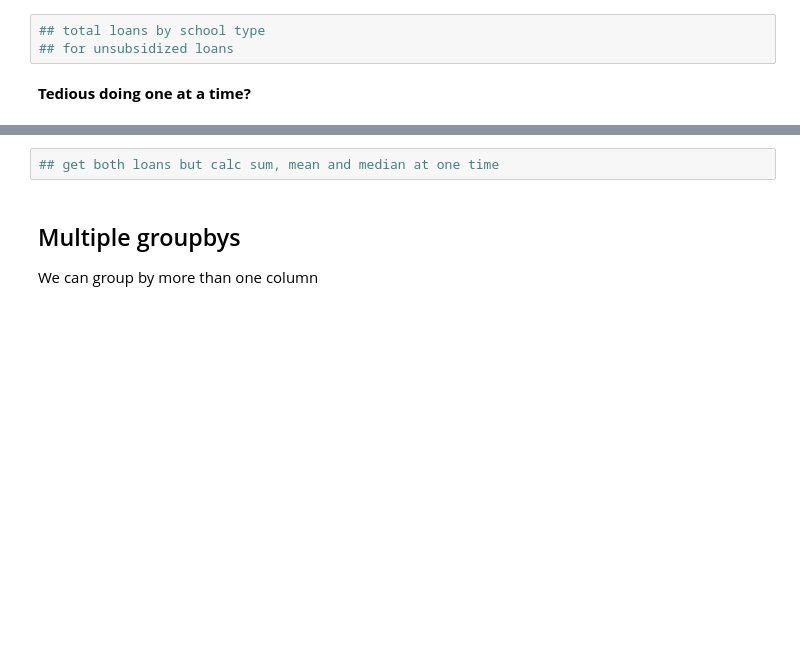
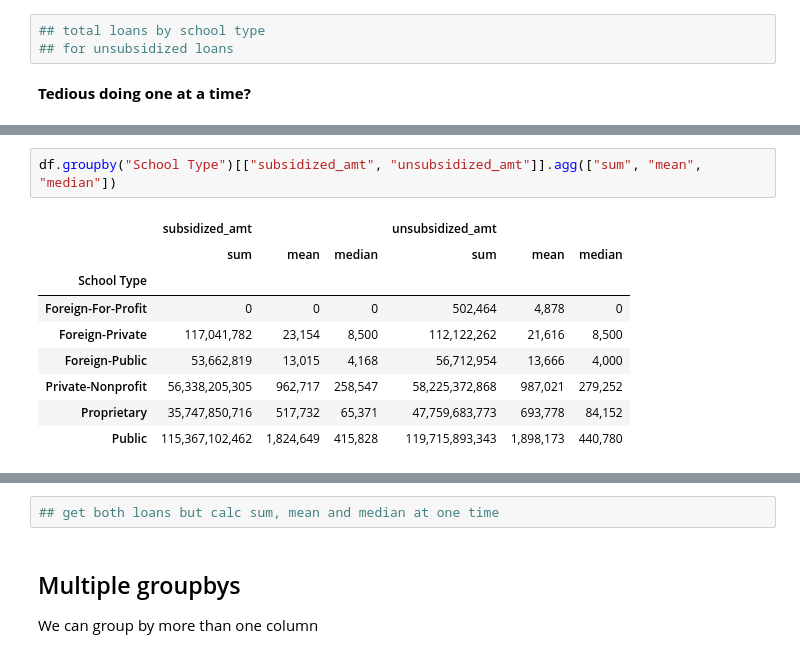
Before and after one commit to lauraplive/wk-9-agg, a Jupyter notebook: wk9-agg-disagg-BLANK.ipynb, the cells around one changed output, grey strips where cells are left out. Cells and saved outputs as stored; diff of their text form; blank space fills up the shorter version.

```diff
--- a/wk9-agg-disagg-BLANK.ipynb
+++ b/wk9-agg-disagg-BLANK.ipynb
@@ -335,0 +443,12 @@ How much did each type of school receive in loans for their students?
+# %%
+df.groupby("School Type")[["subsidized_amt", "unsubsidized_amt"]].agg(["sum", "mean", "median"])
+# %% [output]
+|  | subsidized_amt |  |  | unsubsidized_amt |  |  |
+|  | sum | mean | median | sum | mean | median |
+| School Type |  |  |  |  |  |  |
+| Foreign-For-Profit | 0 | 0 | 0 | 502,464 | 4,878 | 0 |
+| Foreign-Private | 117,041,782 | 23,154 | 8,500 | 112,122,262 | 21,616 | 8,500 |
+| Foreign-Public | 53,662,819 | 13,015 | 4,168 | 56,712,954 | 13,666 | 4,000 |
+| Private-Nonprofit | 56,338,205,305 | 962,717 | 258,547 | 58,225,372,868 | 987,021 | 279,252 |
+| Proprietary | 35,747,850,716 | 517,732 | 65,371 | 47,759,683,773 | 693,778 | 84,152 |
+| Public | 115,367,102,462 | 1,824,649 | 415,828 | 119,715,893,343 | 1,898,173 | 440,780 |
```
Also changed, not shown: parts of 11 cells of this notebook.
